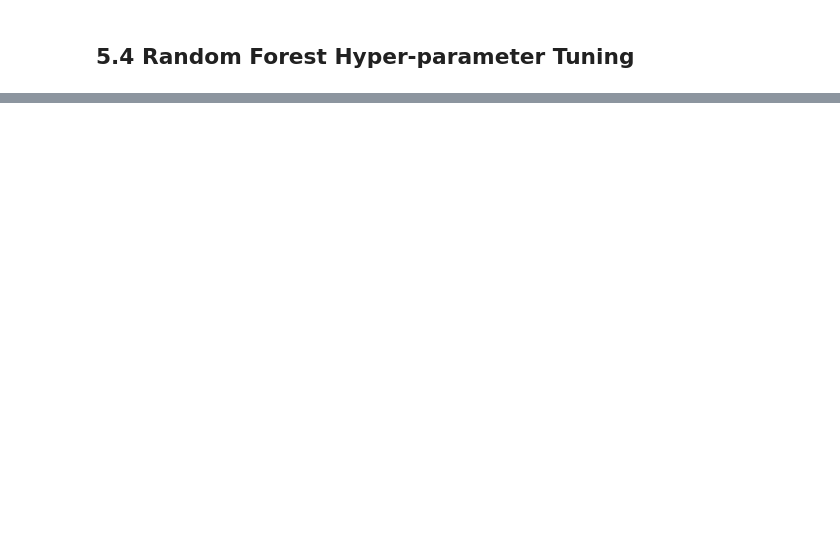
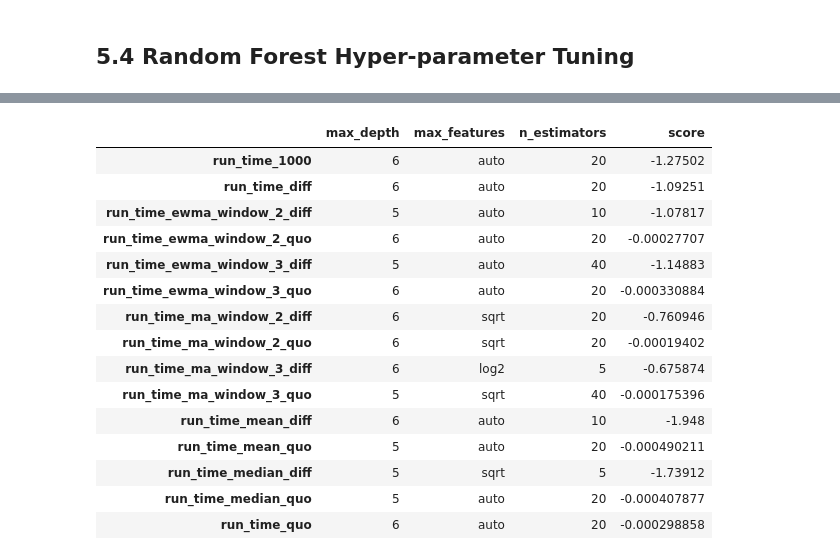
Before and after one commit to terryluzj/ba-fyp-sports-analytics, a Jupyter notebook: analysis/predictive/regression_models.ipynb, the cells around one changed output, grey strips where cells are left out. Drawn from its saved outputs; the diff is of its cells as text; code cells hidden in the pictures; blank space fills up the shorter version.

Commit message:
Added grid search for ANN and random forest

```diff
--- a/analysis/predictive/regression_models.ipynb
+++ b/analysis/predictive/regression_models.ipynb
@@ -287,0 +285,6 @@ rf_tuned_params = [
+# %%
+rf_tuned_params = [
+    {'n_estimators': [5, 10, 20, 40],
+     'max_features': ['auto', 'sqrt', 'log2'],
+     'max_depth': [5, 6]}
+]
@@ -287,0 +406,19 @@ rf_tuned_params = [
+# %%
+get_best_model('rf', RandomForestRegressor, rf_tuned_params)
+# %% [output]
+|  | max_depth | max_features | n_estimators | score |
+| run_time_1000 | 6 | auto | 20 | -1.27502 |
+| run_time_diff | 6 | auto | 20 | -1.09251 |
+| run_time_ewma_window_2_diff | 5 | auto | 10 | -1.07817 |
+| run_time_ewma_window_2_quo | 6 | auto | 20 | -0.00027707 |
+| run_time_ewma_window_3_diff | 5 | auto | 40 | -1.14883 |
+| run_time_ewma_window_3_quo | 6 | auto | 20 | -0.000330884 |
+| run_time_ma_window_2_diff | 6 | sqrt | 20 | -0.760946 |
+| run_time_ma_window_2_quo | 6 | sqrt | 20 | -0.00019402 |
+| run_time_ma_window_3_diff | 6 | log2 | 5 | -0.675874 |
+| run_time_ma_window_3_quo | 5 | sqrt | 40 | -0.000175396 |
+| run_time_mean_diff | 6 | auto | 10 | -1.948 |
+| run_time_mean_quo | 5 | auto | 20 | -0.000490211 |
+| run_time_median_diff | 5 | sqrt | 5 | -1.73912 |
+| run_time_median_quo | 5 | auto | 20 | -0.000407877 |
+| run_time_quo | 6 | auto | 20 | -0.000298858 |
```
Also changed, not shown: parts of 4 cells of this notebook.
